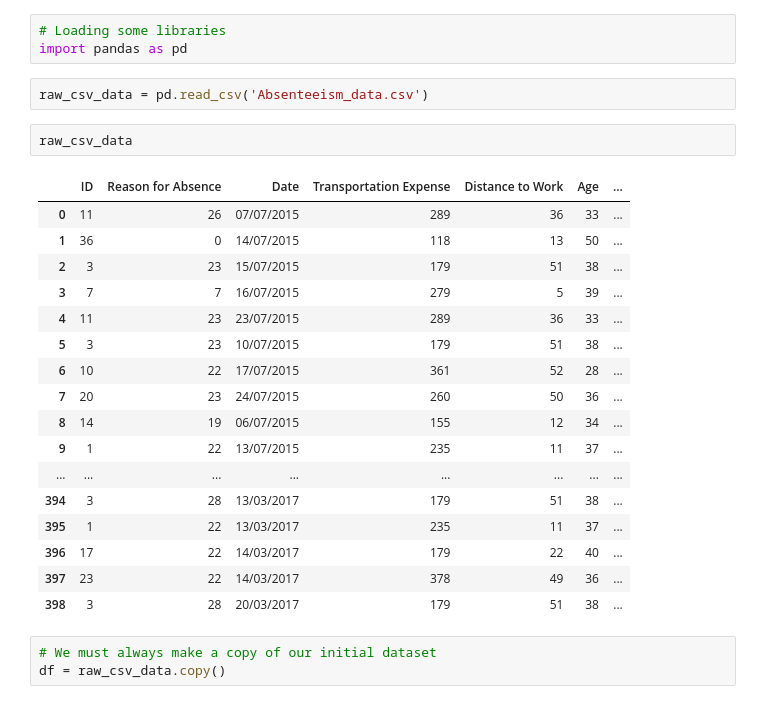
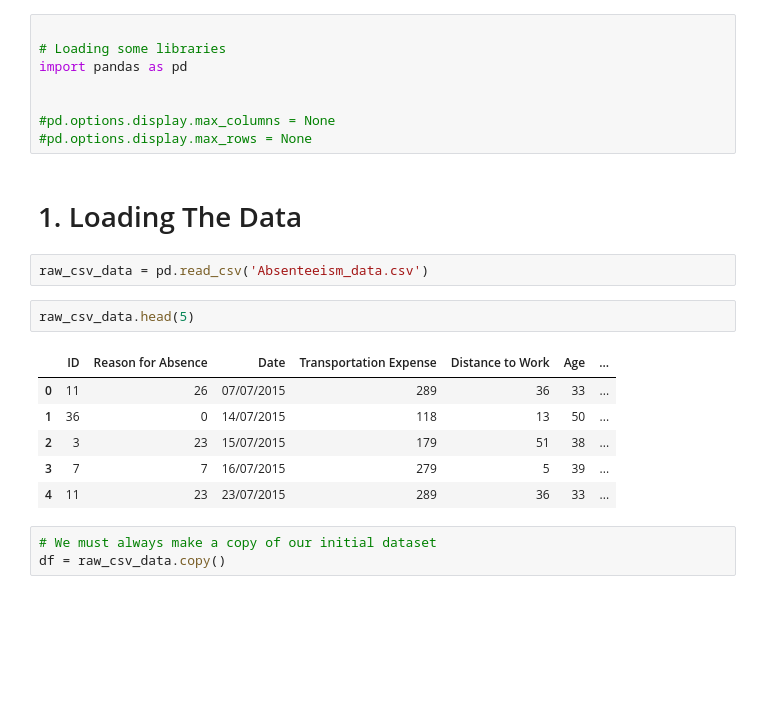
Before and after one commit to dahouda2pro/Machine_Learning_For_Work_Absenteeism_Prediction, a Jupyter notebook: data_preprocessing.ipynb, the cells around one changed output. Drawn from its saved outputs; the diff is of its cells as text; blank space fills up the shorter version.

Commit message:
Data Preprocessing

```diff
--- a/data_preprocessing.ipynb
+++ b/data_preprocessing.ipynb
@@ -1,28 +1,24 @@
 # %%
+
 # Loading some libraries
 import pandas as pd
+
+
+#pd.options.display.max_columns = None
+#pd.options.display.max_rows = None
+# %% [markdown]
+# 1. Loading The Data
 # %%
 raw_csv_data = pd.read_csv('Absenteeism_data.csv')
 # %%
-raw_csv_data
+raw_csv_data.head(5)
 # %% [output]
 |  | ID | Reason for Absence | Date | Transportation Expense | Distance to Work | Age | ... |
 | 0 | 11 | 26 | 07/07/2015 | 289 | 36 | 33 | ... |
 | 1 | 36 | 0 | 14/07/2015 | 118 | 13 | 50 | ... |
 | 2 | 3 | 23 | 15/07/2015 | 179 | 51 | 38 | ... |
 | 3 | 7 | 7 | 16/07/2015 | 279 | 5 | 39 | ... |
 | 4 | 11 | 23 | 23/07/2015 | 289 | 36 | 33 | ... |
-| 5 | 3 | 23 | 10/07/2015 | 179 | 51 | 38 | ... |
-| 6 | 10 | 22 | 17/07/2015 | 361 | 52 | 28 | ... |
-| 7 | 20 | 23 | 24/07/2015 | 260 | 50 | 36 | ... |
-| 8 | 14 | 19 | 06/07/2015 | 155 | 12 | 34 | ... |
-| 9 | 1 | 22 | 13/07/2015 | 235 | 11 | 37 | ... |
-| ... | ... | ... | ... | ... | ... | ... | ... |
-| 394 | 3 | 28 | 13/03/2017 | 179 | 51 | 38 | ... |
-| 395 | 1 | 22 | 13/03/2017 | 235 | 11 | 37 | ... |
-| 396 | 17 | 22 | 14/03/2017 | 179 | 22 | 40 | ... |
-| 397 | 23 | 22 | 14/03/2017 | 378 | 49 | 36 | ... |
-| 398 | 3 | 28 | 20/03/2017 | 179 | 51 | 38 | ... |
 # %%
 # We must always make a copy of our initial dataset
 df = raw_csv_data.copy()
```
Also changed, not shown: parts of 25 cells of this notebook.
